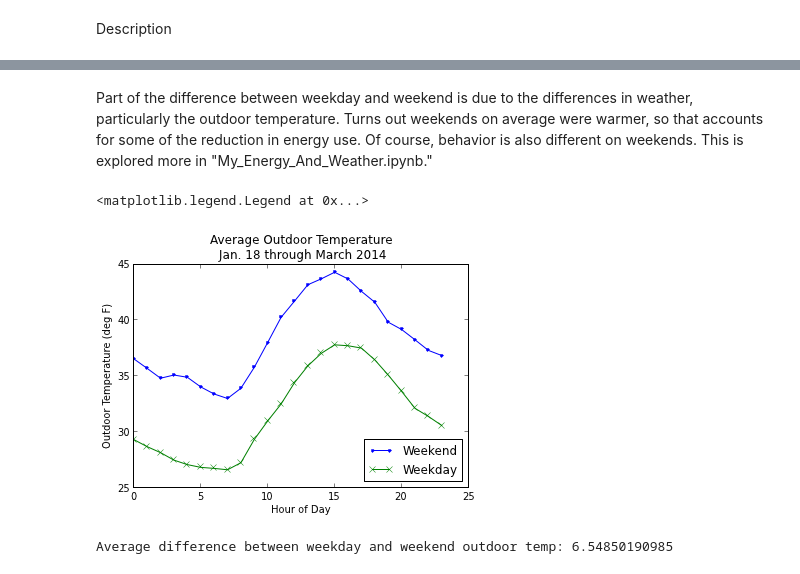
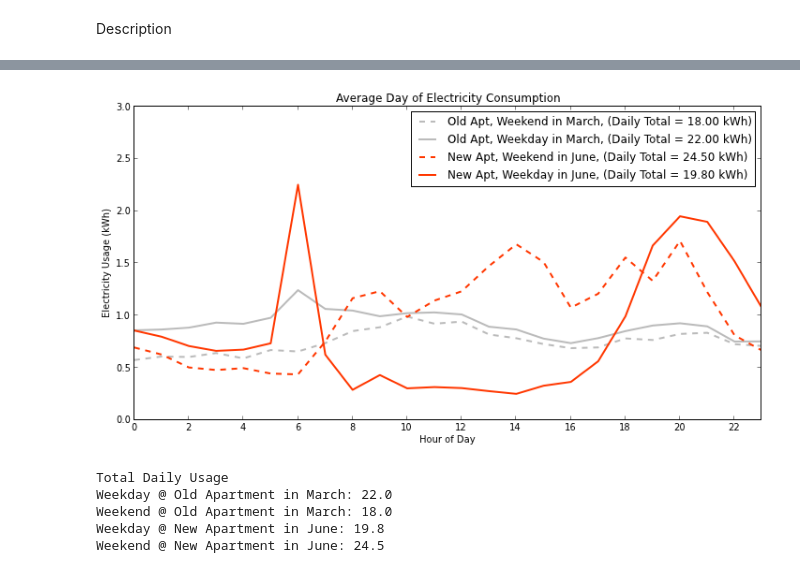
Before and after one commit to jtelszasz/my_energy_forecast_SVR, a Jupyter notebook: apt_compare.ipynb, the cells around one changed output, grey strips where cells are left out. Saved outputs shown, nothing was run; the diff lists cells and outputs as text; code cells hidden in the pictures.

```diff
--- a/apt_compare.ipynb
+++ b/apt_compare.ipynb
@@ -237,19 +159,41 @@ Wkday_5am6am[Wkday_5am6am['Diff']<0]
-# %% [markdown]
-Part of the difference between weekday and weekend is due to the differences in weather, particularly the outdoor temperature.  Turns out weekends on average were warmer, so that accounts for some of the reduction in energy use.  Of course, behavior is also different on weekends.  This is explored more in "My_Energy_And_Weather.ipynb."
-# %%
-fig = plt.figure()
-plot1 = AvgDay[True].ix['tempF'].plot(marker='.',grid=False)
-plot2 = AvgDay[False].ix['tempF'].plot(marker='x',grid=False)
-xlabel('Hour of Day')
-ylabel('Outdoor Temperature (deg F)')
-title('Average Outdoor Temperature \n Jan. 18 through March 2014')
-legend(['Weekend','Weekday'],loc='lower right')
-
-#FIG_OutdoorT.savefig('OutdoorT - 20140118-20140331.png')
-# %% [output]
-<matplotlib.legend.Legend at 0x...>
-[figure, removed]
-# %%
-print 'Average difference between weekday and weekend outdoor temp:',AvgDay[True].ix['tempF'].mean()-AvgDay[False].ix['tempF'].mean()
-# %% [output]
-Average difference between weekday and weekend outdoor temp: 6.54850190985
+# %%
+weekday_oldapt_march, weekend_oldapt_march = avg_day(old_apt_and_weather,'1-mar-2014','31-mar-2014')
+weekday_newapt_june, weekend_newapt_june = avg_day(new_apt_and_weather,'1-jun-2014','30-jun-2014')
+# %%
+fig = plt.figure(figsize=[12,6])
+
+weekend_linestyle = 'dashed'
+linewidth = 2
+
+plot1 = weekend_oldapt_march.ix['USAGE'].plot(linestyle=weekend_linestyle,marker='',color=gray_light,linewidth=linewidth)
+plot2 = weekday_oldapt_march.ix['USAGE'].plot(marker='',color=gray_light,linewidth=linewidth)
+plot3 = weekend_newapt_june.ix['USAGE'].plot(linestyle=weekend_linestyle,marker='',color=red_orange,linewidth=linewidth)
+plot4 = weekday_newapt_june.ix['USAGE'].plot(marker='',color=red_orange,grid='off',linewidth=linewidth)
+ylim(ymin=0,ymax=3)
+xlim(xmax=23)
+xticks(np.arange(0,23,2))
+xlabel('Hour of Day')
+
+ylabel('Electricity Usage (kWh)')
+title('Average Day of Electricity Consumption')
+legend(['Old Apt, Weekend in March, (Daily Total = %.2f kWh)' % round(sum(weekend_oldapt_march.ix['USAGE']),1),
+    'Old Apt, Weekday in March, (Daily Total = %.2f kWh)' % round(sum(weekday_oldapt_march.ix['USAGE']),1),
+    'New Apt, Weekend in June, (Daily Total = %.2f kWh)' % round(sum(weekend_newapt_june.ix['USAGE']),1),
+    'New Apt, Weekday in June, (Daily Total = %.2f kWh)' % round(sum(weekday_newapt_june.ix['USAGE']),1)],
+    'upper right')
+
+fig.savefig('plots/Average_Days_New_and_Old_Apts.png')
+# %% [output]
+[figure, added]
+# %%
+print 'Total Daily Usage'
+print 'Weekday @ Old Apartment in March:',round(sum(weekday_oldapt_march.ix['USAGE']),1)
+print 'Weekend @ Old Apartment in March:',round(sum(weekend_oldapt_march.ix['USAGE']),1)
+print 'Weekday @ New Apartment in June:',round(sum(weekday_newapt_june.ix['USAGE']),1)
+print 'Weekend @ New Apartment in June:',round(sum(weekend_newapt_june.ix['USAGE']),1)
+# %% [output]
+Total Daily Usage
+Weekday @ Old Apartment in March: 22.0
+Weekend @ Old Apartment in March: 18.0
+Weekday @ New Apartment in June: 19.8
+Weekend @ New Apartment in June: 24.5
```
Also changed, not shown: parts of 17 cells of this notebook, 4 other files.
